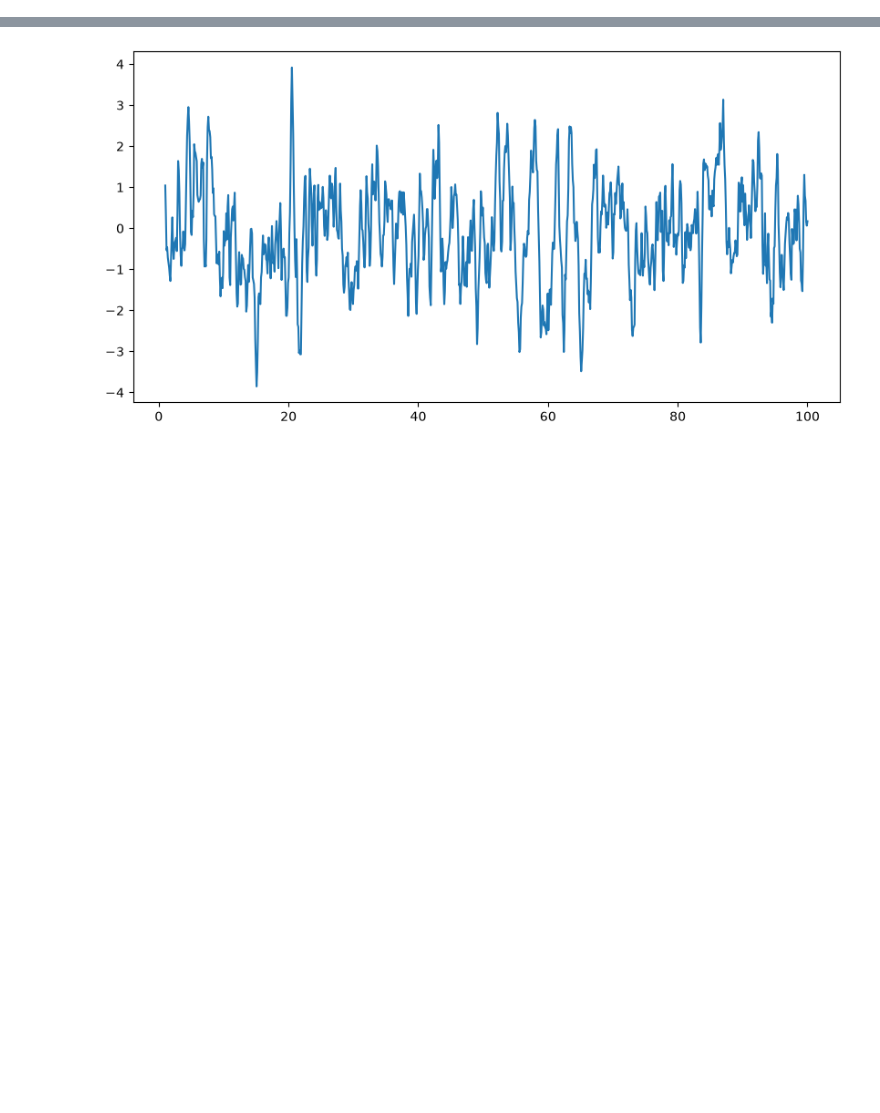
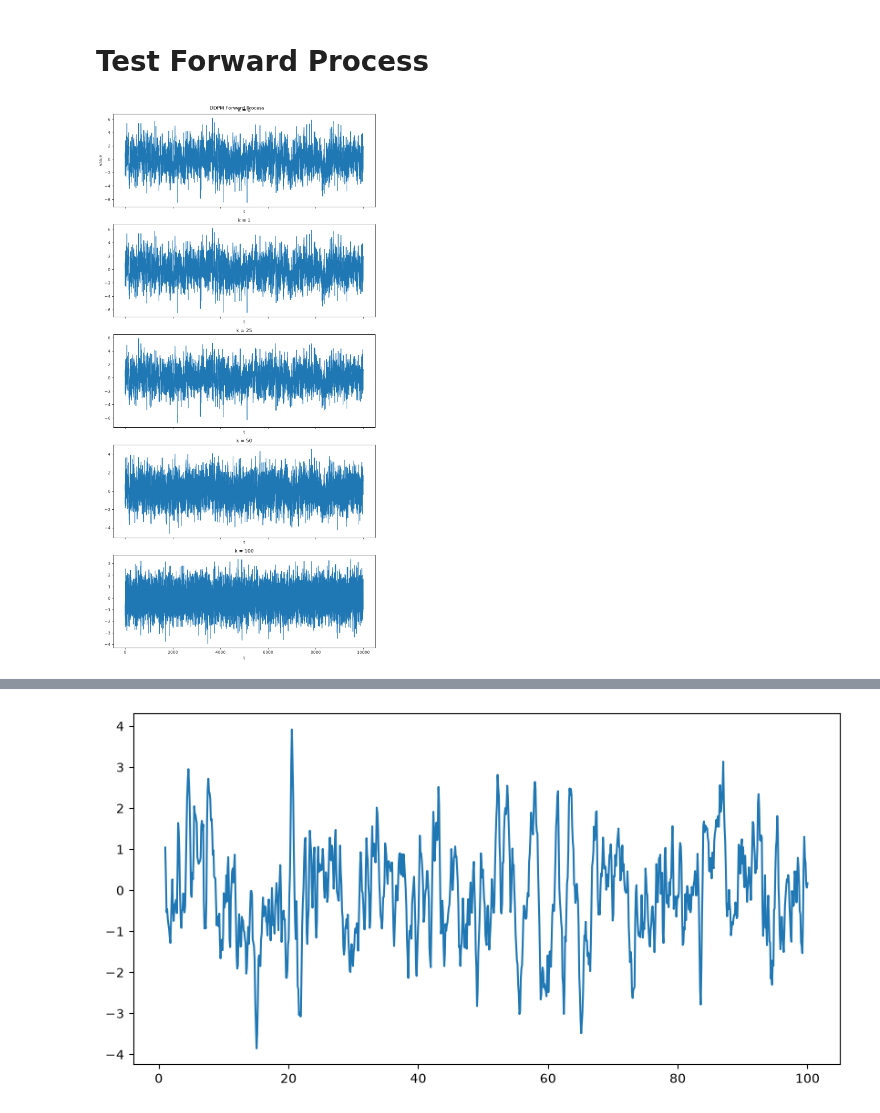
Before and after one commit to jacoporauseo/RC-Diffusion-Models-for-Time-Series-Generation, a Jupyter notebook: example.ipynb, the cells around one changed output, grey strips where cells are left out. Cells and saved outputs as stored; diff of their text form; code cells hidden in the pictures; blank space fills up the shorter version.

```diff
--- a/example.ipynb
+++ b/example.ipynb
@@ -1,3 +1,66 @@
 # %%
 %load_ext autoreload
 %autoreload 2
+# %% [markdown]
+# Test Forward Process
+# %%
+from tests.ArProcess import *
+
+ar = AR_normal()
+x = ar.generate_trajectory(T= 10000)
+# %%
+from src.diff.ddpm import DDPM
+from src.diff.scheduler import BaseScheduler
+import torch
+import matplotlib.pyplot as plt
+
+K = 100
+scheduler = BaseScheduler(K = K,
+                          beta_1 = 1e-4,
+                          beta_K = 0.1,
+                          mode = 'linear')
+
+ddpm = DDPM(scheduler=scheduler)
+k = torch.randint(low = 0, high = K, size=x.shape)
+
+def visualize_forward_process(x: torch.Tensor, steps: list[int] = [1, 25, 50, 100]) -> None:
+    """
+    Show the forward process noising process
+
+    Parameters
+    ----------
+        x (torch.Tensor) : original time series process
+        steps (list[int]) : list of steps to display. Note that these are the actual step number (i.e. zero in
+                            python == step 1 of DDPM)
+    """
+    paths_dict = {}
+    paths_dict['k = 0'] = x
+    for k in steps:
+        k_torch = torch.ones(size=x.shape, dtype=torch.int64) * (k - 1)
+        x_k, _ = ddpm.q_sample(x_0=x, k=k_torch)
+        paths_dict[f'k = {k}'] = x_k
+
+    n_plots = len(paths_dict)
+    fig, axes = plt.subplots(n_plots, 1, figsize=(10, 4 * n_plots), sharex=True)
+
+    if n_plots == 1:
+        axes = [axes]
+
+    for ax, (label, path) in zip(axes, paths_dict.items()):
+        series = path.flatten()
+        ax.plot(np.arange(0, len(series)), series.flatten().detach().numpy())
+        ax.set_title(label)
+        ax.set_xlabel('t')
+
+    axes[0].set_ylabel('value')
+    fig.suptitle('DDPM Forward Process')
+    plt.tight_layout()
+    plt.show()
+
+    return paths_dict
+
+
+
+paths_dict = visualize_forward_process(x,)
+# %% [output]
+[figure, added]
```
Also changed, not shown: parts of 1 cell of this notebook, 5 other files.
